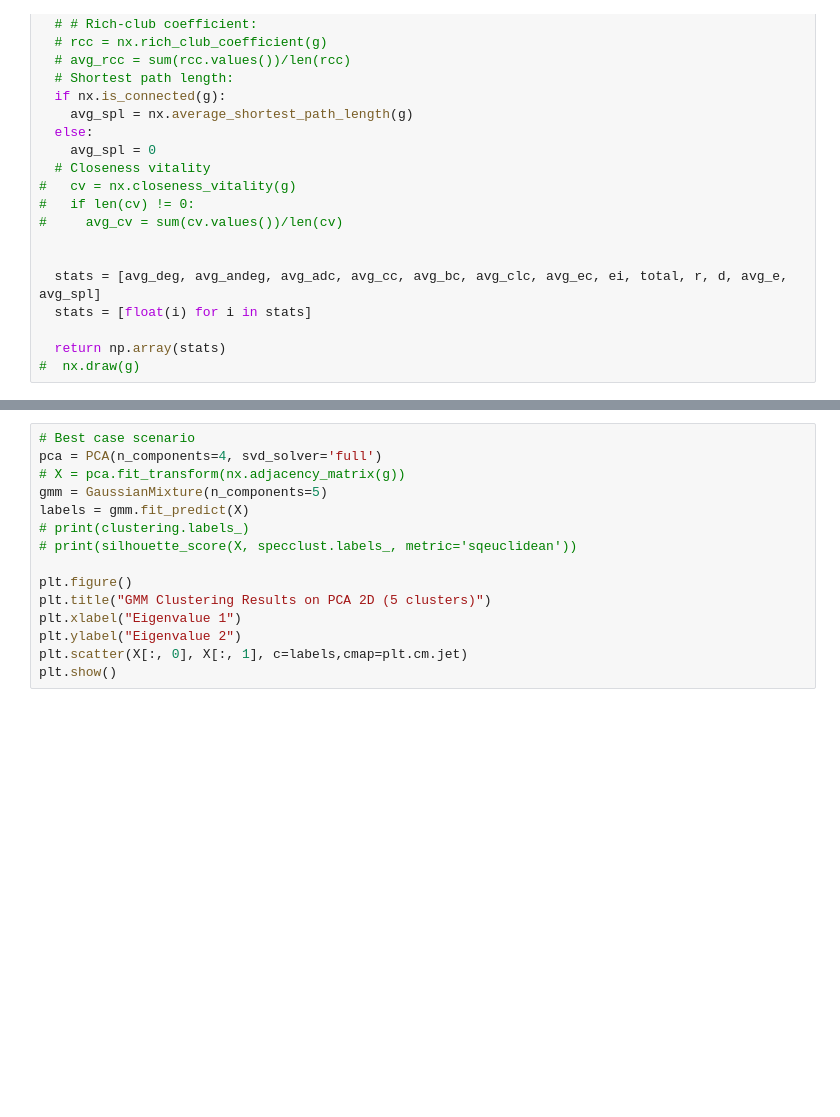
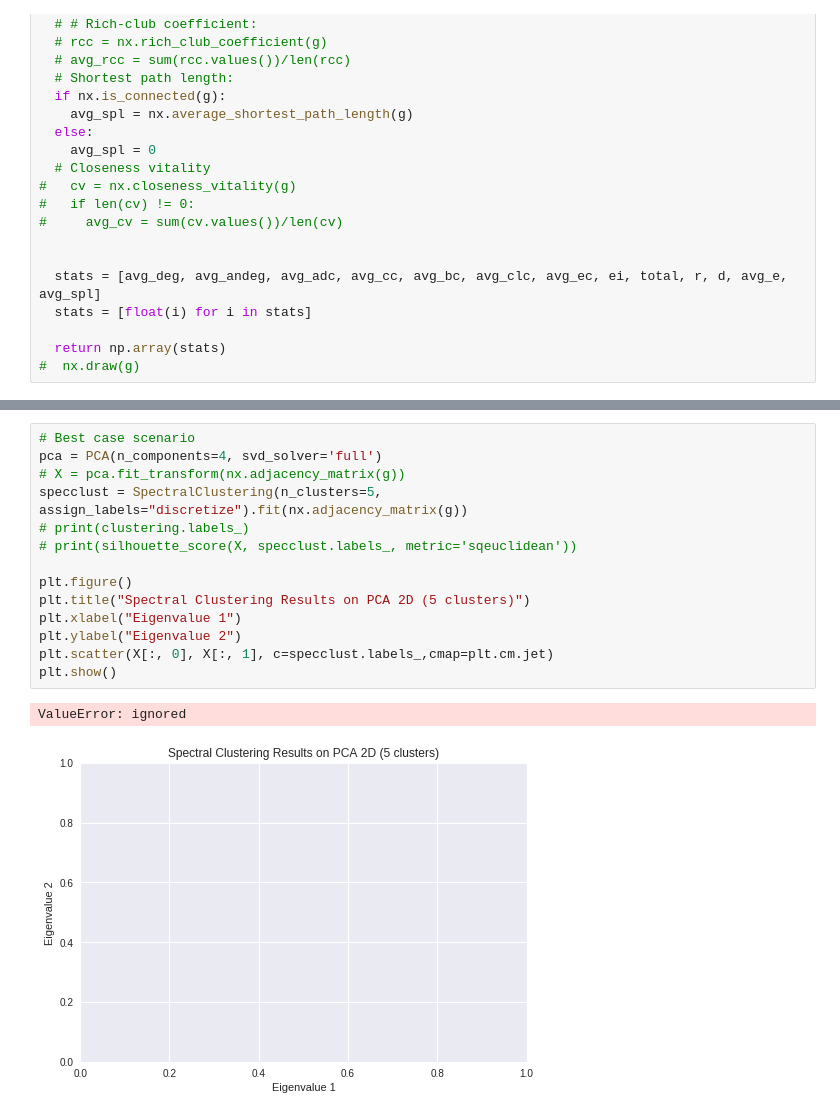
Before and after one commit to GaneshArvapalli/AggClustDemo, a Jupyter notebook: derivatives_graphs_data_request.ipynb, the cells around one changed output, grey strips where cells are left out. Drawn from its saved outputs; the diff is of its cells as text; blank space fills up the shorter version.

```diff
--- a/derivatives_graphs_data_request.ipynb
+++ b/derivatives_graphs_data_request.ipynb
@@ -560,15 +596,17 @@ plt.show()
 # %%
 # Best case scenario
 pca = PCA(n_components=4, svd_solver='full')
 # X = pca.fit_transform(nx.adjacency_matrix(g))
-gmm = GaussianMixture(n_components=5)
-labels = gmm.fit_predict(X)
+specclust = SpectralClustering(n_clusters=5, assign_labels="discretize").fit(nx.adjacency_matrix(g))
 # print(clustering.labels_)
 # print(silhouette_score(X, specclust.labels_, metric='sqeuclidean'))
 
 plt.figure()
-plt.title("GMM Clustering Results on PCA 2D (5 clusters)")
+plt.title("Spectral Clustering Results on PCA 2D (5 clusters)")
 plt.xlabel("Eigenvalue 1")
 plt.ylabel("Eigenvalue 2")
-plt.scatter(X[:, 0], X[:, 1], c=labels,cmap=plt.cm.jet)
+plt.scatter(X[:, 0], X[:, 1], c=specclust.labels_,cmap=plt.cm.jet)
 plt.show()
+# %% [output]
+ValueError: ignored
+[figure, added]
```
Also changed, not shown: parts of 14 cells of this notebook.
